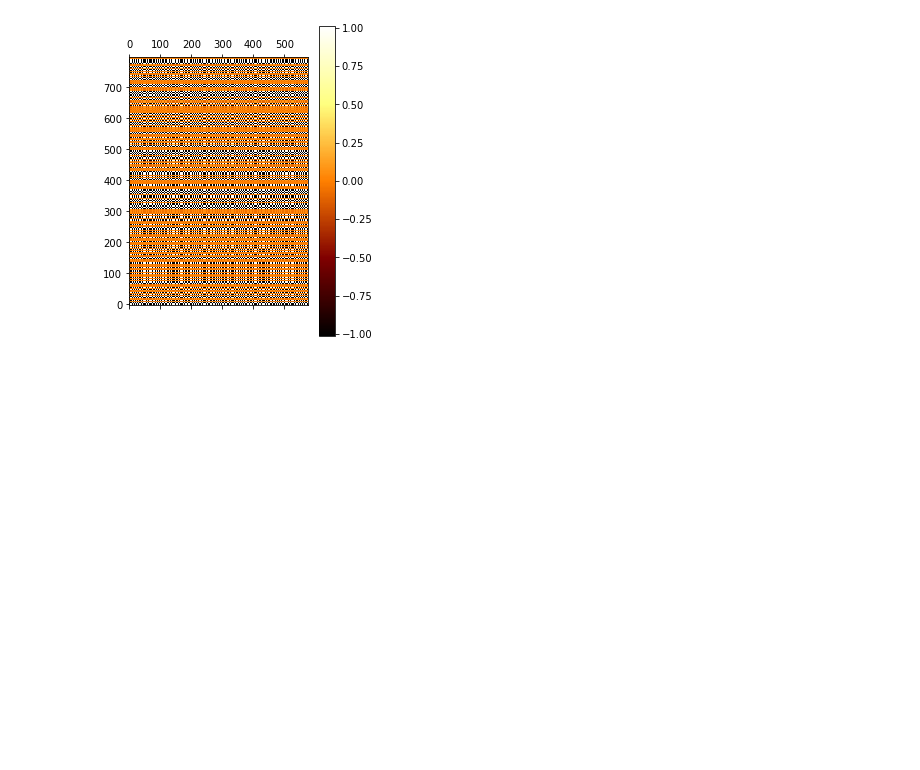
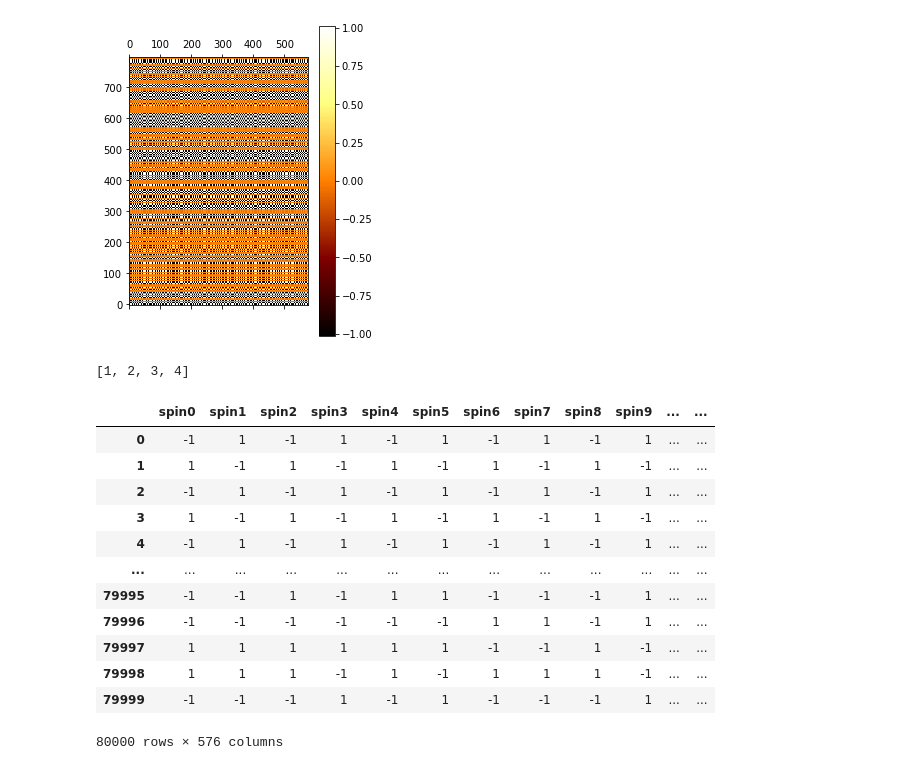
Before and after one commit to Shashi1a/pytorch, a Jupyter notebook: autoencoder.ipynb, the cells around one changed output. Cells and saved outputs as stored; diff of their text form; code cells hidden in the pictures; blank space fills up the shorter version.

```diff
--- a/autoencoder.ipynb
+++ b/autoencoder.ipynb
@@ -292,0 +334,20 @@ plt.show()
+# %%
+x[:-1]
+# %% [output]
+[1, 2, 3, 4]
+# %%
+data_f.iloc[:,:-1]
+# %% [output]
+|  | spin0 | spin1 | spin2 | spin3 | spin4 | spin5 | spin6 | spin7 | spin8 | spin9 | ... | ... |
+| 0 | -1 | 1 | -1 | 1 | -1 | 1 | -1 | 1 | -1 | 1 | ... | ... |
+| 1 | 1 | -1 | 1 | -1 | 1 | -1 | 1 | -1 | 1 | -1 | ... | ... |
+| 2 | -1 | 1 | -1 | 1 | -1 | 1 | -1 | 1 | -1 | 1 | ... | ... |
+| 3 | 1 | -1 | 1 | -1 | 1 | -1 | 1 | -1 | 1 | -1 | ... | ... |
+| 4 | -1 | 1 | -1 | 1 | -1 | 1 | -1 | 1 | -1 | 1 | ... | ... |
+| ... | ... | ... | ... | ... | ... | ... | ... | ... | ... | ... | ... | ... |
+| 79995 | -1 | -1 | 1 | -1 | 1 | 1 | -1 | -1 | -1 | 1 | ... | ... |
+| 79996 | -1 | -1 | -1 | -1 | -1 | -1 | 1 | 1 | -1 | 1 | ... | ... |
+| 79997 | 1 | 1 | 1 | 1 | 1 | 1 | -1 | -1 | 1 | -1 | ... | ... |
+| 79998 | 1 | 1 | 1 | -1 | 1 | -1 | 1 | 1 | 1 | -1 | ... | ... |
+| 79999 | -1 | -1 | -1 | 1 | -1 | 1 | -1 | -1 | -1 | 1 | ... | ... |
+80000 rows × 576 columns
```
Also changed, not shown: parts of 11 cells of this notebook.
